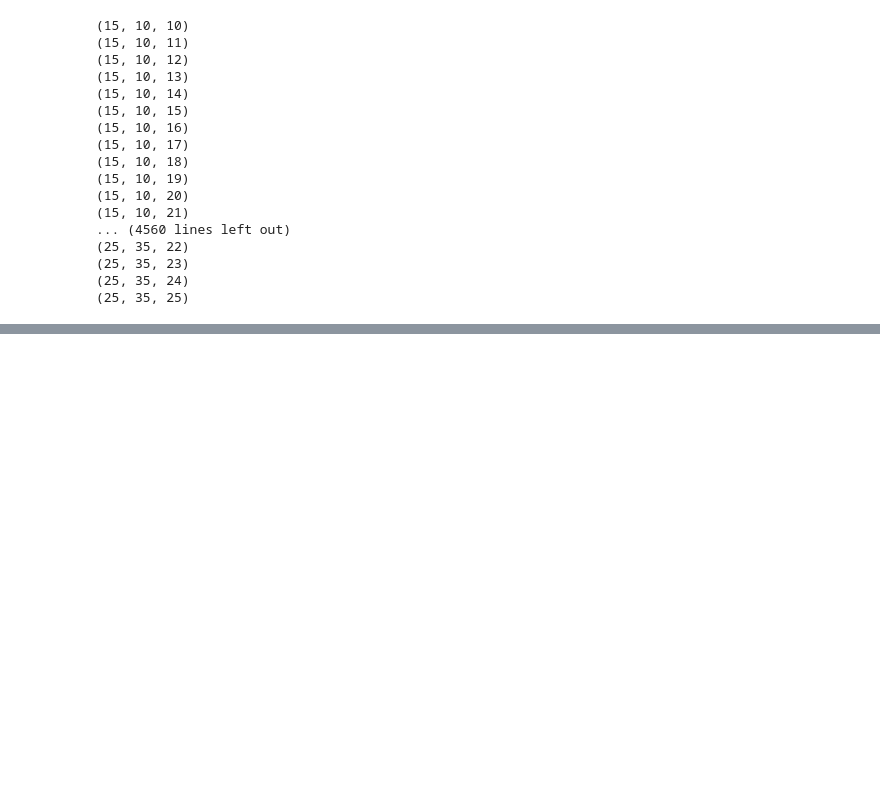
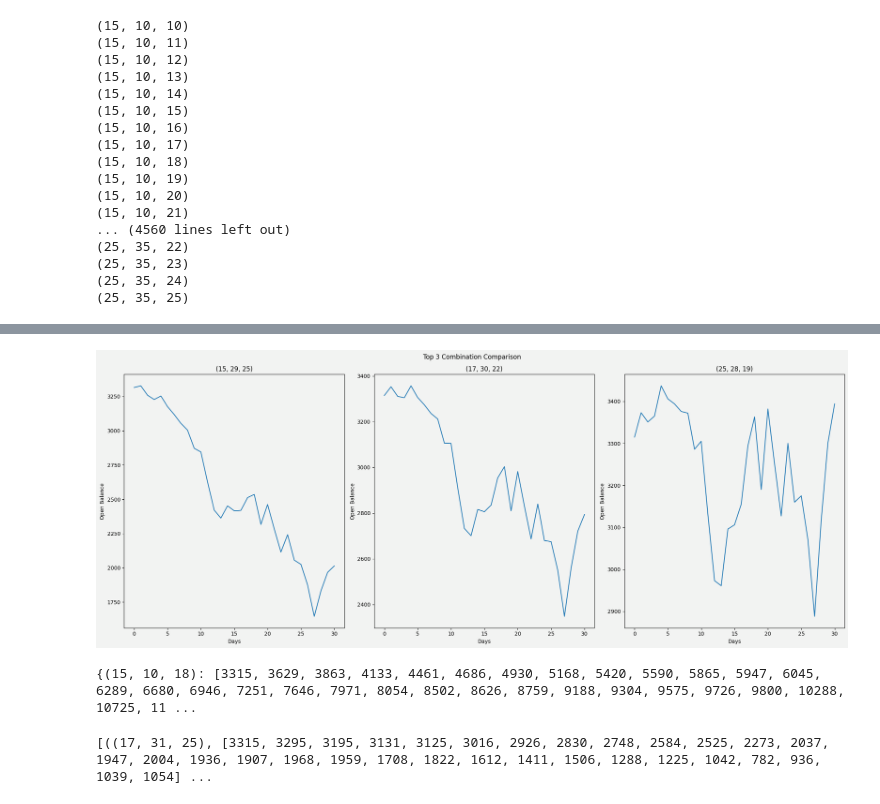
Before and after one commit to janiceyohana/sds-term6-cpf, a Jupyter notebook: systemsdynamics.ipynb, the cells around one changed output, grey strips where cells are left out. Saved outputs shown, nothing was run; the diff lists cells and outputs as text; code cells hidden in the pictures; blank space fills up the shorter version.

```diff
--- a/systemsdynamics.ipynb
+++ b/systemsdynamics.ipynb
@@ -54,8 +144,6 @@ case_closure_rate_CSE_target = 0
 case_closure_rate_Temps_target = 0
 case_closure_rate_TL_target = 0
 total_case_closed_perday_target = (case_closure_rate_CSA_target*no_CSA) + (case_closure_rate_CSE_target*no_CSE) + (case_closure_rate_Temps_target*no_Temps)
-# %%
-open_balances = [1000,2000,3000,4000,5000]
 # %%
 import itertools
 
@@ -113,7 +201,7 @@ valid_combinations = {}
 # Iterate through combinations and find the best one
 for combination in combinations:
     new_open_balances = open_balances.copy()
-    total_case_closed_perday_target = calculate_total_case_closed(combination, [no_CSA, no_CSE, no_Temps, no_TL])
+    total_case_closed_perday_target = calculate_total_case_closed(combination, [no_CSA, no_CSE, no_Temps])
     for i in range(period - 1):
         new_open_balances[i + 1] = new_open_balances[i] + new_cases[i] - total_case_closed_perday_target
 
@@ -122,3 +243,29 @@ for combination in combinations:
+# %%
+import matplotlib.pyplot as plt
+
+# Create subplots
+fig, axs = plt.subplots(1, 3, figsize=(20, 8), facecolor='#F2F3F2')  # Adjust the size as needed
+fig.suptitle('Top 3 Combination Comparison')
+
+# Plot each entry
+for i, (key, values) in enumerate(balanced_selection.items()):
+    axs[i].plot(values)
+    axs[i].set_title(key)
+    axs[i].set_xlabel('Days')
+    axs[i].set_ylabel('Open Balance')
+
+    # Set background color within each subplot
+    axs[i].set_facecolor('#F2F3F2')
+
+# Adjust layout
+plt.tight_layout()
+plt.show()
+# %% [output]
+[figure, added]
+# %%
+print(valid_combinations)
+# %% [output]
+{(15, 10, 18): [3315, 3629, 3863, 4133, 4461, 4686, 4930, 5168, 5420, 5590, 5865, 5947, 6045, 6289, 6680, 6946, 7251, 7646, 7971, 8054, 8502, 8626, 8759, 9188, 9304, 9575, 9726, 9800, 10288, 10725, 11 ...
 # %%
 top10_dict = {}
 for combination, open_balance in valid_combinations.items():
@@ -131,4 +278,8 @@ sorted_data = sorted(top10_dict.items(), key=lambda x: x[1][-1])
 
 # Take only the first 10 entries with the smallest last values
 top_10_data = sorted_data[:10]
+# %%
+print(top_10_data)
+# %% [output]
+[((17, 31, 25), [3315, 3295, 3195, 3131, 3125, 3016, 2926, 2830, 2748, 2584, 2525, 2273, 2037, 1947, 2004, 1936, 1907, 1968, 1959, 1708, 1822, 1612, 1411, 1506, 1288, 1225, 1042, 782, 936, 1039, 1054] ...
 # %%
```
Also changed, not shown: parts of 15 cells of this notebook.
